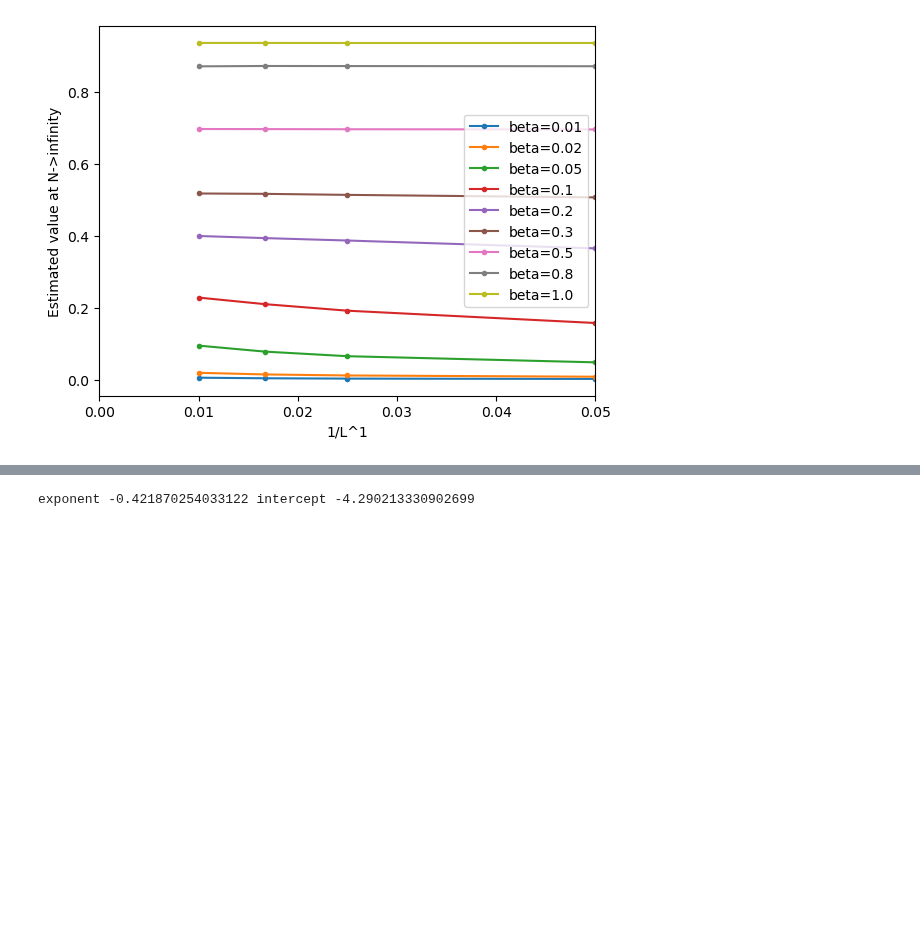
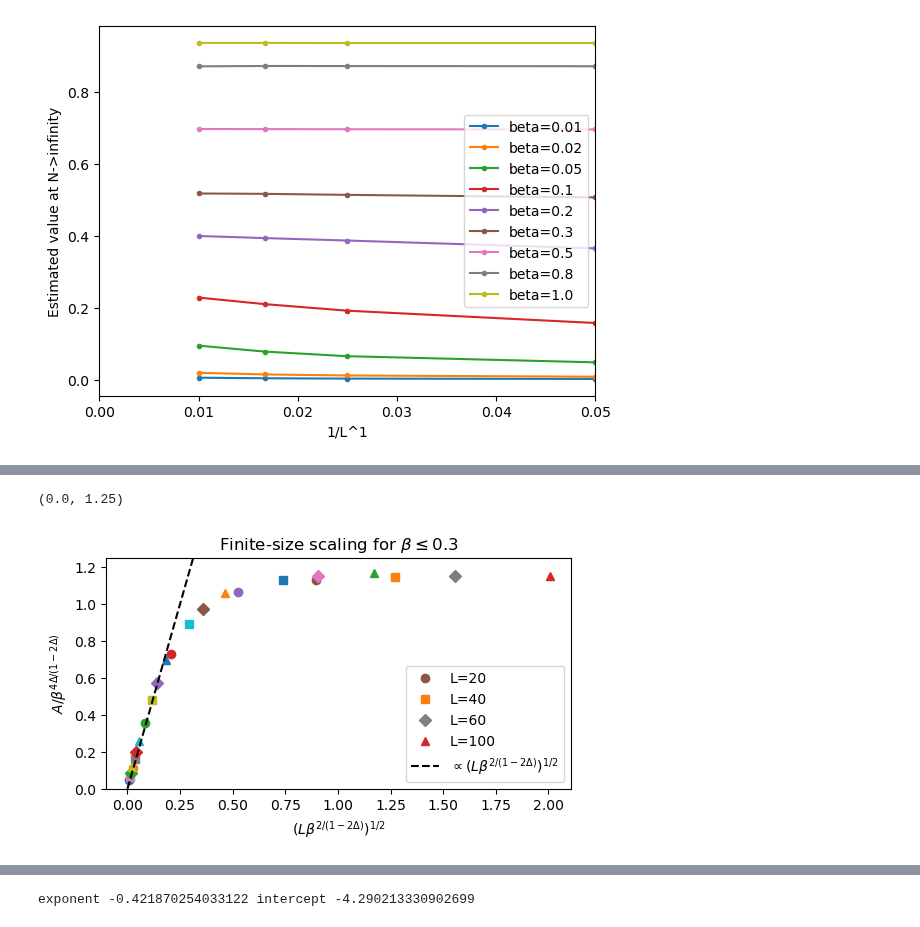
Before and after one commit to YueLiu01/MPSToolBox, a Jupyter notebook: snapshot_measurements_nonNN.ipynb, the cells around one changed output, grey strips where cells are left out. Cells and saved outputs as stored; diff of their text form; code cells hidden in the pictures; blank space fills up the shorter version.

Commit message:
finite-size scaling for one-point function

```diff
--- a/snapshot_measurements_nonNN.ipynb
+++ b/snapshot_measurements_nonNN.ipynb
@@ -798,3 +798,9 @@ plt.yscale('linear')
 # plt.ylim(0.15, 1.0)
 # %% [output]
 [figure]
+# %%
+A = np.array([estimated_values_20, estimated_values_40, estimated_values_60, estimated_values_100])
+beta_list = np.array([0.01, 0.02, 0.05, 0.1, 0.2, 0.3, 0.5, 0.8, 1.0])
+L_list = np.array([20, 40, 60, 100])
+beta_list = beta_list[0:6]
+A = A[:, 0:6]
@@ -800,0 +818,26 @@ plt.yscale('linear')
+# %%
+plt.figure(figsize=(6,3))
+Delta = 1/8
+x_list = []
+y_list = []
+mark_list = ['o', 's', 'D', '^', 'v', 'P']
+for i in range(len(L_list)):
+    for j in range(len(beta_list)):
+        x = L_list[i] * np.power(beta_list[j], (2/(1-2*Delta)))
+        y = A[i,j]/np.power(beta_list[j], 4*Delta/(1-2*Delta))
+        x_list.append(x)
+        y_list.append(y)
+        label = None
+        if j == len(beta_list)-1:
+            label = "L="+str(L_list[i])
+        plt.plot(x**(1/2), y, mark_list[i], label=label)
+plt.plot([0,0.5], 4*np.array([0, 0.5]), 'k--', label=r'$\propto (L\beta^{2/(1-2\Delta)})^{1/2}$')
+plt.xlabel(r'$(L\beta^{2/(1-2\Delta)})^{1/2}$')
+plt.ylabel(r'$A/\beta^{4\Delta/(1-2\Delta)}$')
+plt.legend()
+plt.title(r'Finite-size scaling for $\beta \leq 0.3$')
+plt.ylim(0, 1.25)
+plt.savefig('finite_size_scaling_onepoint.pdf')
+# %% [output]
+(0.0, 1.25)
+[figure, added]
```
Also changed, not shown: parts of 2 cells of this notebook, 1 other file.
